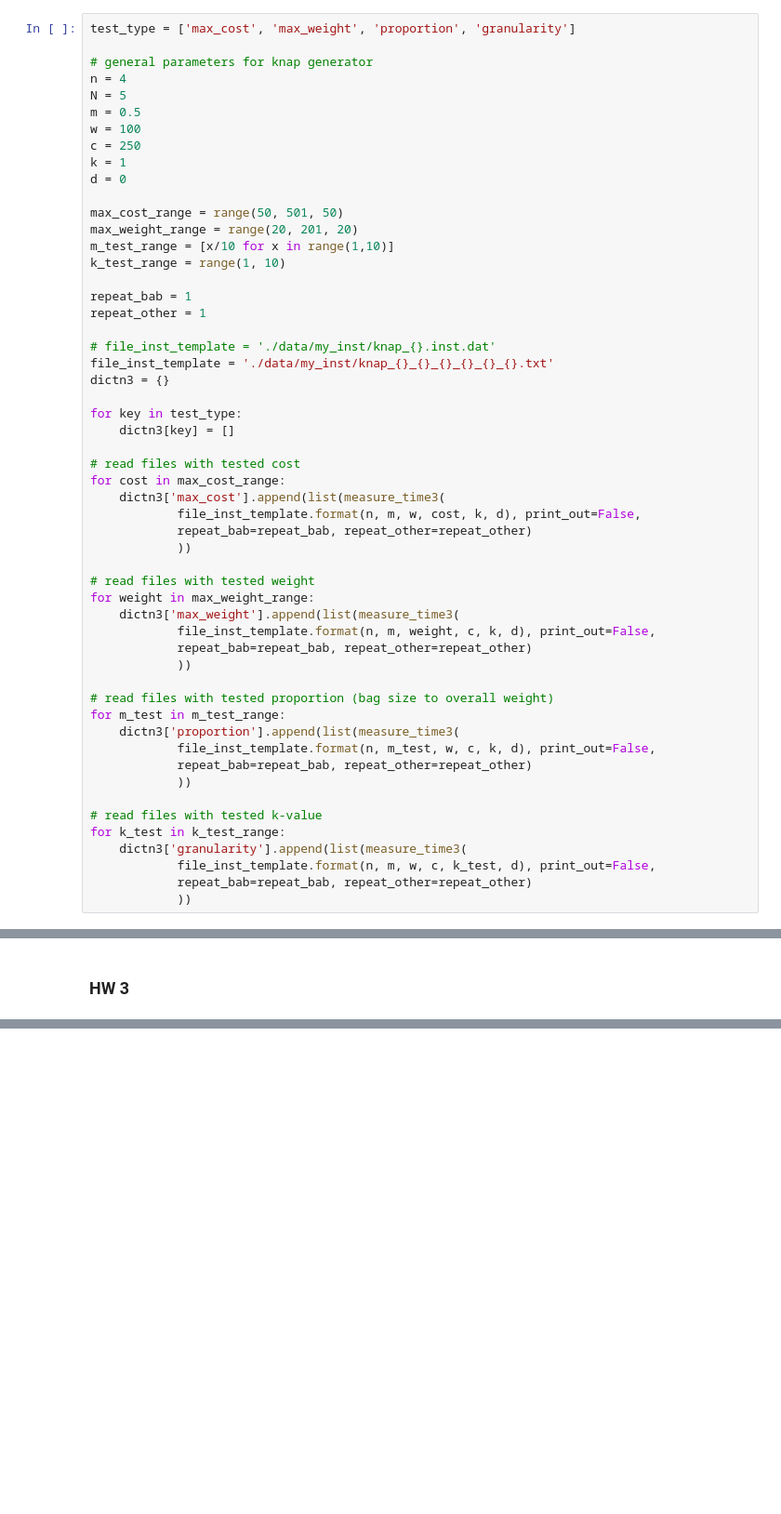
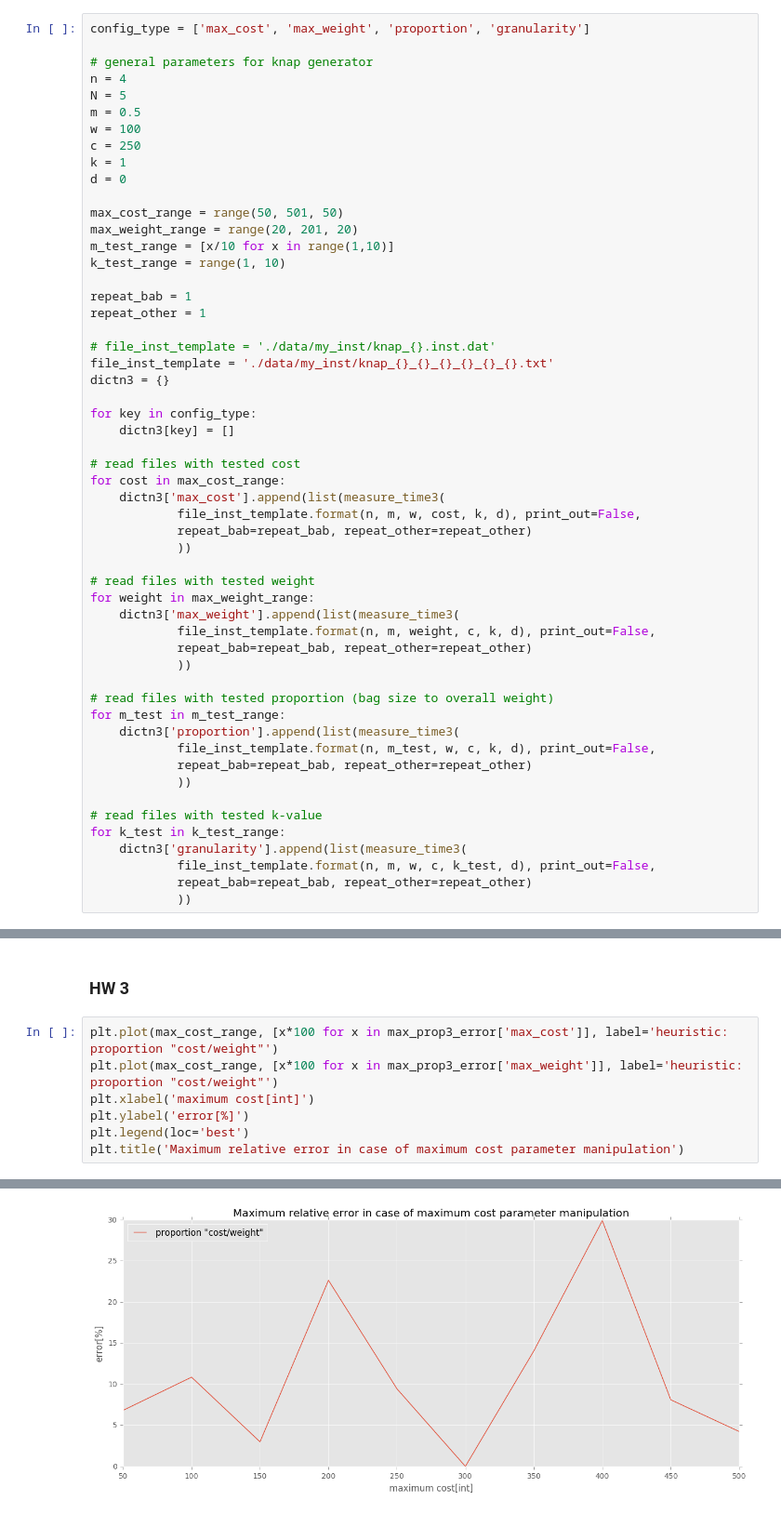
Before and after one commit to bobirdmi/MI-PAA, a Jupyter notebook: hw1-3.ipynb, the cells around one changed output, grey strips where cells are left out. Shown at 93% size. Drawn from its saved outputs; the diff is of its cells as text; blank space fills up the shorter version.

Commit message:
TODO: plotting

```diff
--- a/hw1-3.ipynb
+++ b/hw1-3.ipynb
@@ -509,7 +509,7 @@ dictn3 = load_pickle_file(result_file3)
 # %% [markdown]
 ### Or run a new computation
 # %%
-test_type = ['max_cost', 'max_weight', 'proportion', 'granularity']
+config_type = ['max_cost', 'max_weight', 'proportion', 'granularity']
 
 # general parameters for knap generator
 n = 4
@@ -532,7 +532,7 @@ repeat_other = 1
 file_inst_template = './data/my_inst/knap_{}_{}_{}_{}_{}_{}.txt'
 dictn3 = {}
 
-for key in test_type:
+for key in config_type:
     dictn3[key] = []
 
 # read files with tested cost
@@ -862,3 +832,11 @@ plt.title('Maximum relative error of FPTAS')
 [figure]
 # %% [markdown]
 ### HW 3
+# %%
+plt.plot(max_cost_range, [x*100 for x in max_prop3_error['max_cost']], label='heuristic: proportion "cost/weight"')
+plt.plot(max_cost_range, [x*100 for x in max_prop3_error['max_weight']], label='heuristic: proportion "cost/weight"')
+plt.xlabel('maximum cost[int]')
+plt.ylabel('error[%]')
+plt.legend(loc='best')
+plt.title('Maximum relative error in case of maximum cost parameter manipulation')
+# %% [output]
@@ -864,0 +844 @@ plt.title('Maximum relative error of FPTAS')
+[figure, added]
```
Also changed, not shown: parts of 6 cells of this notebook.
